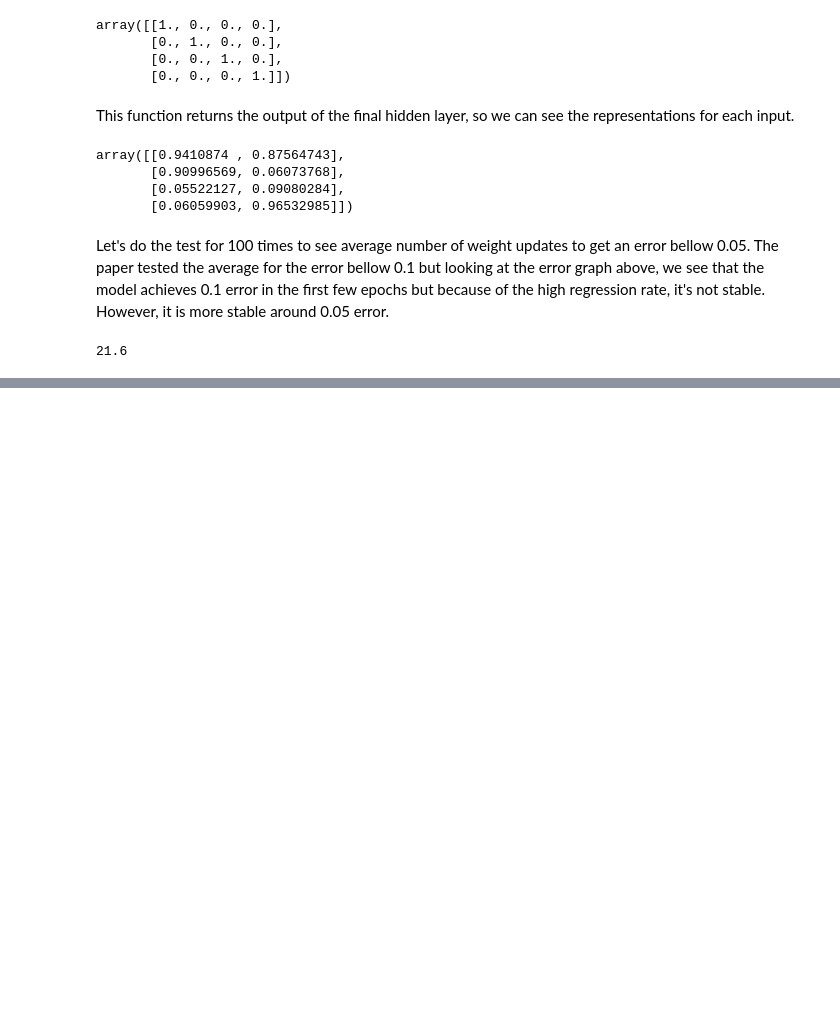
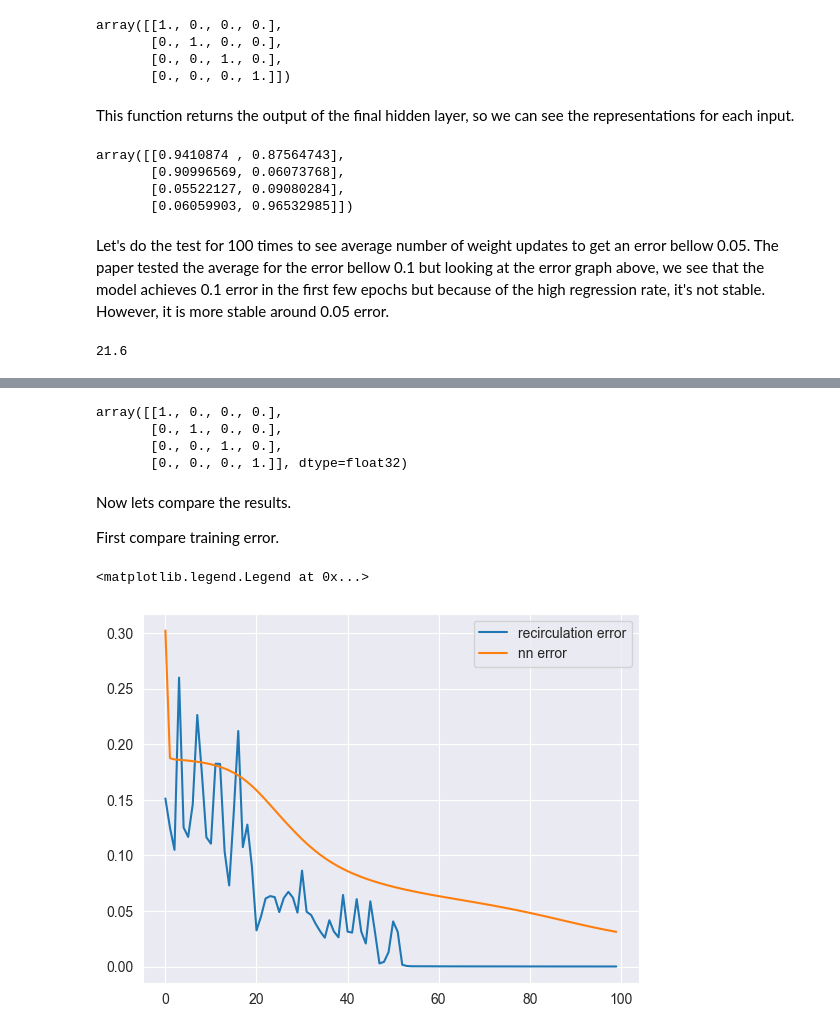
Before and after one commit to amiralimi/recirculation, a Jupyter notebook: recirculation.ipynb, the cells around one changed output, grey strips where cells are left out. Cells and saved outputs as stored; diff of their text form; code cells hidden in the pictures; blank space fills up the shorter version.

```diff
--- a/recirculation.ipynb
+++ b/recirculation.ipynb
@@ -293,9 +298,9 @@ Let's do the test for 100 times to see average number of weight updates to get a
 # %%
 indexes = []
 for _ in range(100):
-    r = Recirculation(**parameters)
-    history = r.fit(x)
-    error_array = np.array(history['error'])
+    temp = Recirculation(**parameters)
+    temp_hist = temp.fit(x)
+    error_array = np.array(temp_hist['error'])
     indexes.append(np.argmax(error_array < 0.05))
 print(np.average(indexes))
 # %% [output]
@@ -302,0 +411,20 @@ print(np.average(indexes))
+# %%
+classes = np.zeros_like(pred)
+classes[np.arange(len(classes)), pred.argmax(axis=1)] = 1
+classes
+# %% [output]
+array([[1., 0., 0., 0.],
+       [0., 1., 0., 0.],
+       [0., 0., 1., 0.],
+       [0., 0., 0., 1.]], dtype=float32)
+# %% [markdown]
+Now lets compare the results.
+
+First compare training error.
+# %%
+plt.plot(np.arange(100), history['error'], label='recirculation error')
+plt.plot(np.arange(100), nn_history.history['loss'], label='nn error')
+plt.legend()
+# %% [output]
+<matplotlib.legend.Legend at 0x...>
+[figure, added]
```
Also changed, not shown: parts of 17 cells of this notebook.
